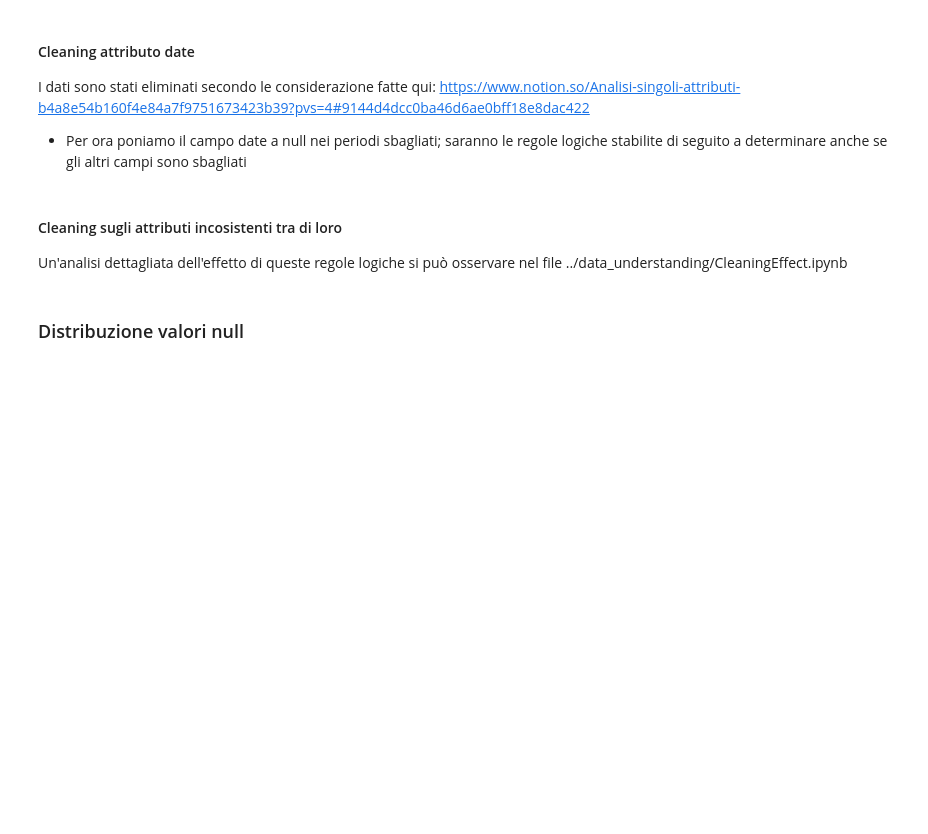
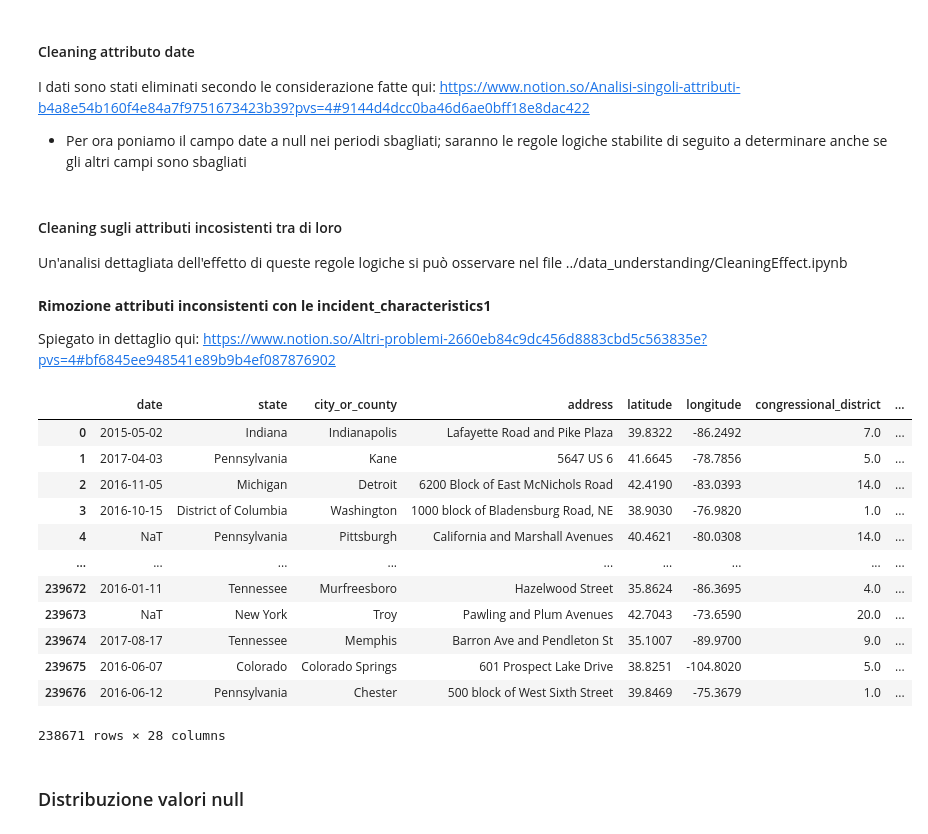
Before and after one commit to KamerC1/DM, a Jupyter notebook: src/data_preparation/DataCleaning.ipynb, the cells around one changed output. Saved outputs shown, nothing was run; the diff lists cells and outputs as text; code cells hidden in the pictures; blank space fills up the shorter version.

Commit message:
Rimozione di valori sbagliati e creazione di tabella per TASK2

```diff
--- a/src/data_preparation/DataCleaning.ipynb
+++ b/src/data_preparation/DataCleaning.ipynb
@@ -181,6 +181,39 @@ mask0 = tab1['n_participants'].notnull() & tab1['n_males'].notnull() & tab1['n_f
 mask1 = tab1['n_males'] + tab1['n_females'] != tab1['n_participants']
 final_mask = mask0 & mask1
 tab1.loc[final_mask, ['n_males', 'n_females', 'n_participants']] = np.nan
+# %% [markdown]
+**Rimozione attributi inconsistenti con le incident_characteristics1**
+
+Spiegato in dettaglio qui: https://www.notion.so/Altri-problemi-2660eb84c9dc456d8883cbd5c563835e?pvs=4#bf6845ee948541e89b9b4ef087876902
+# %%
+mask1 = tab1.incident_characteristics1 == 'Shot - Dead (murder, accidental, suicide)'
+mask2 = tab1.n_killed == 0
+final_mask = mask1 & mask2
+tab1 = tab1[~final_mask]
+
+mask1 = tab1.incident_characteristics1 == 'Shot - Wounded/Injured'
+mask2 = tab1.n_injured == 0
+final_mask = mask1 & mask2
+df = tab1[~final_mask]
+
+mask1 = tab1.incident_characteristics1 == 'Shots Fired - No Injuries'
+mask2 = tab1.n_injured != 0
+final_mask = mask1 & mask2
+tab1[~final_mask]
+# %% [output]
+|  | date | state | city_or_county | address | latitude | longitude | congressional_district | ... |
+| 0 | 2015-05-02 | Indiana | Indianapolis | Lafayette Road and Pike Plaza | 39.8322 | -86.2492 | 7.0 | ... |
+| 1 | 2017-04-03 | Pennsylvania | Kane | 5647 US 6 | 41.6645 | -78.7856 | 5.0 | ... |
+| 2 | 2016-11-05 | Michigan | Detroit | 6200 Block of East McNichols Road | 42.4190 | -83.0393 | 14.0 | ... |
+| 3 | 2016-10-15 | District of Columbia | Washington | 1000 block of Bladensburg Road, NE | 38.9030 | -76.9820 | 1.0 | ... |
+| 4 | NaT | Pennsylvania | Pittsburgh | California and Marshall Avenues | 40.4621 | -80.0308 | 14.0 | ... |
+| ... | ... | ... | ... | ... | ... | ... | ... | ... |
+| 239672 | 2016-01-11 | Tennessee | Murfreesboro | Hazelwood Street | 35.8624 | -86.3695 | 4.0 | ... |
+| 239673 | NaT | New York | Troy | Pawling and Plum Avenues | 42.7043 | -73.6590 | 20.0 | ... |
+| 239674 | 2017-08-17 | Tennessee | Memphis | Barron Ave and Pendleton St | 35.1007 | -89.9700 | 9.0 | ... |
+| 239675 | 2016-06-07 | Colorado | Colorado Springs | 601 Prospect Lake Drive | 38.8251 | -104.8020 | 5.0 | ... |
+| 239676 | 2016-06-12 | Pennsylvania | Chester | 500 block of West Sixth Street | 39.8469 | -75.3679 | 1.0 | ... |
+238671 rows × 28 columns
 # %% [markdown]
 ### Distribuzione valori null
 # %%
```
Also changed, not shown: parts of 13 cells of this notebook.
